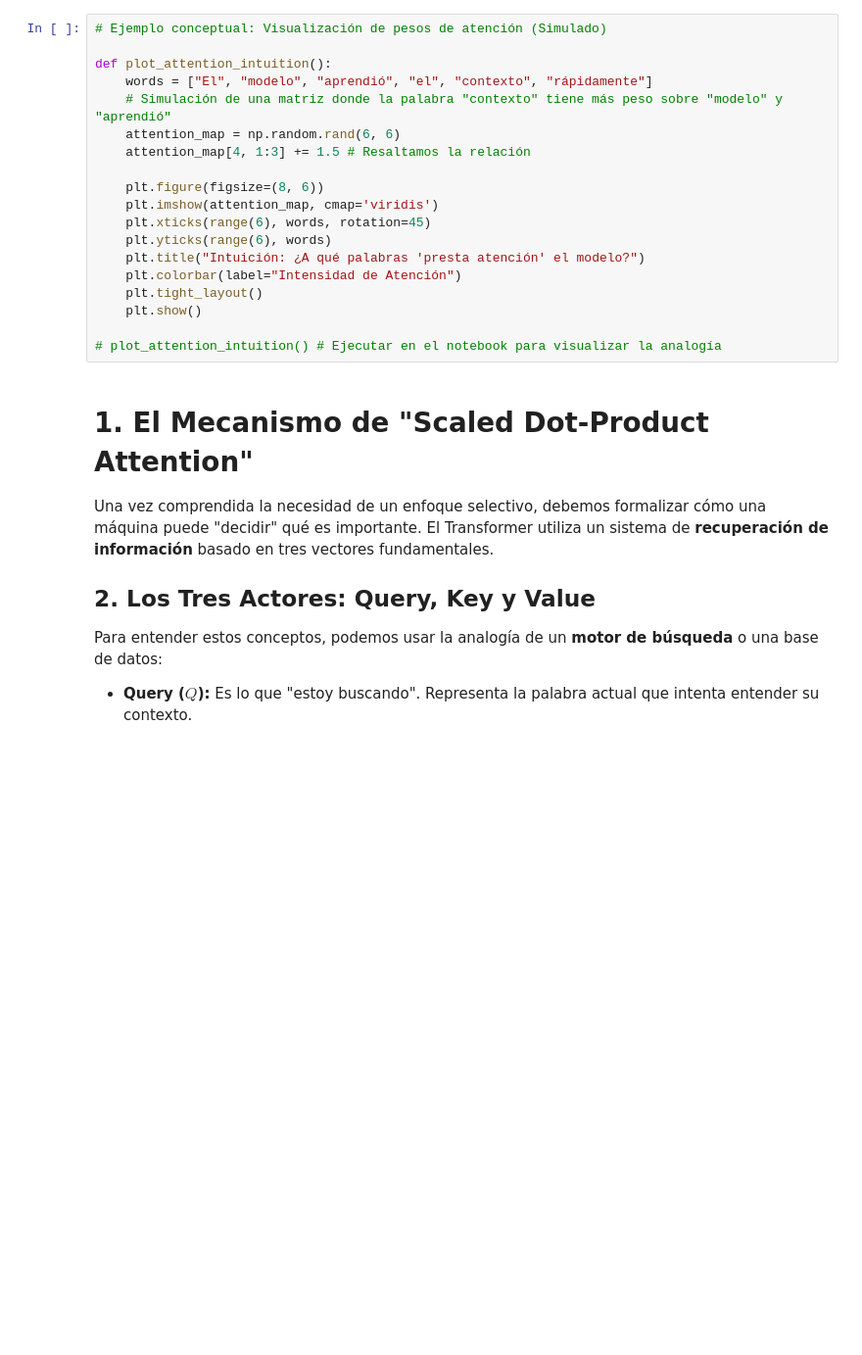
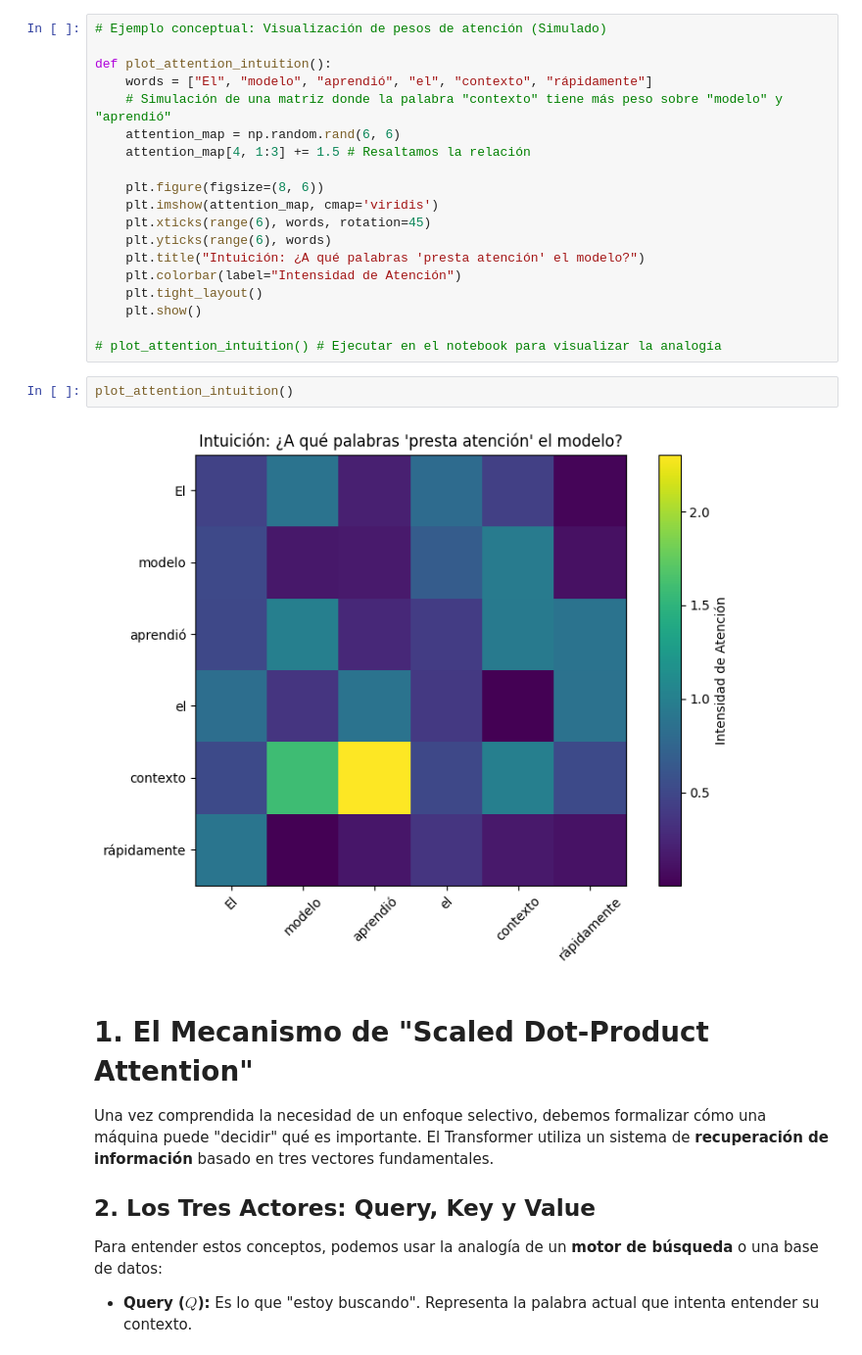
Before and after one commit to UN-GCPDS/ProcesamientoLenguajeNatural, a Jupyter notebook: Clase 6/Clase 6.ipynb, the cells around one changed output. Shown at 98% size. Drawn from its saved outputs; the diff is of its cells as text; blank space fills up the shorter version.

```diff
--- a/Clase 6/Clase 6.ipynb
+++ b/Clase 6/Clase 6.ipynb
@@ -57,6 +61,10 @@ def plot_attention_intuition():
     plt.show()
 
 # plot_attention_intuition() # Ejecutar en el notebook para visualizar la analogía
+# %%
+plot_attention_intuition()
+# %% [output]
+[figure, added]
 # %% [markdown]
 # 1. El Mecanismo de "Scaled Dot-Product Attention"
 
```
Also changed, not shown: parts of 17 cells of this notebook, 2 other files.
